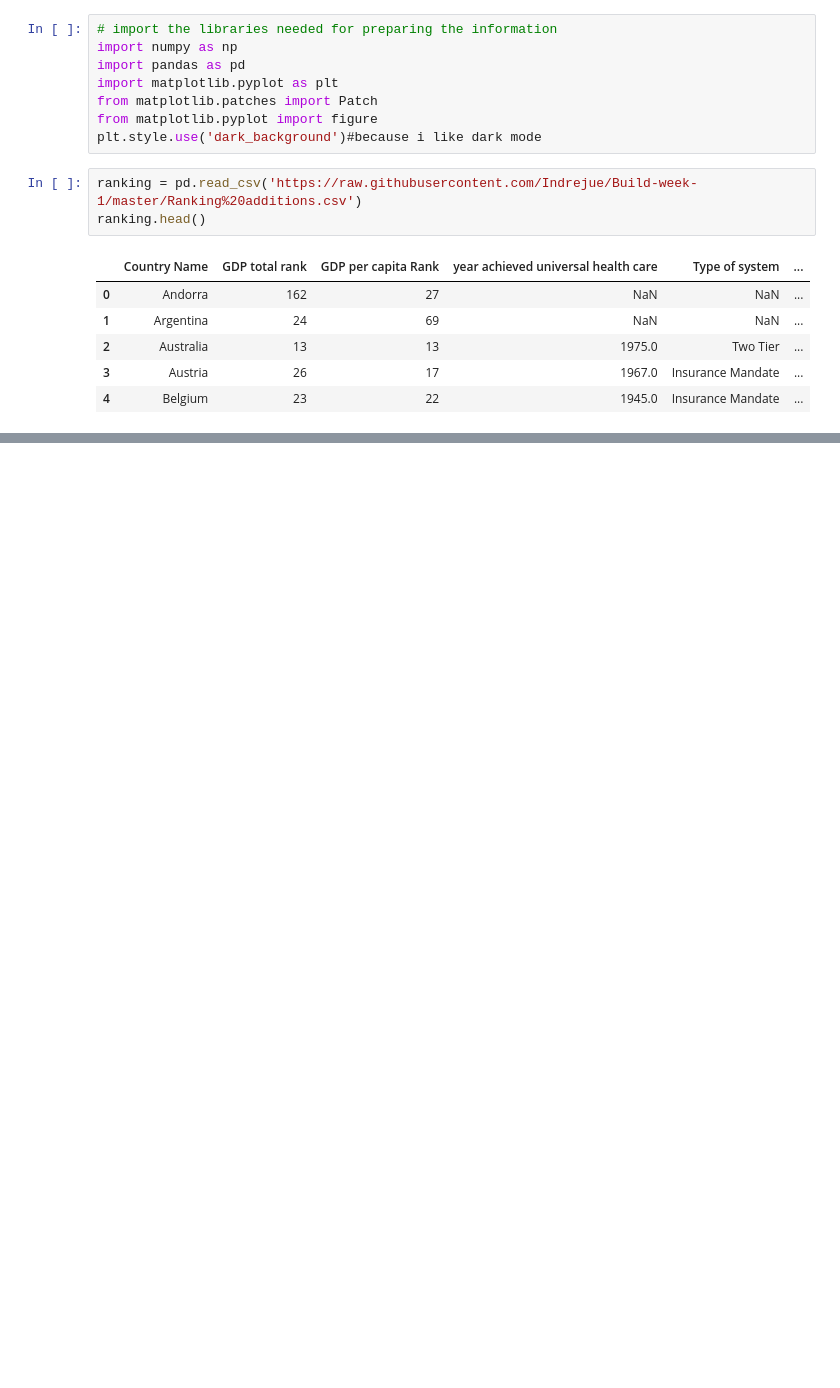
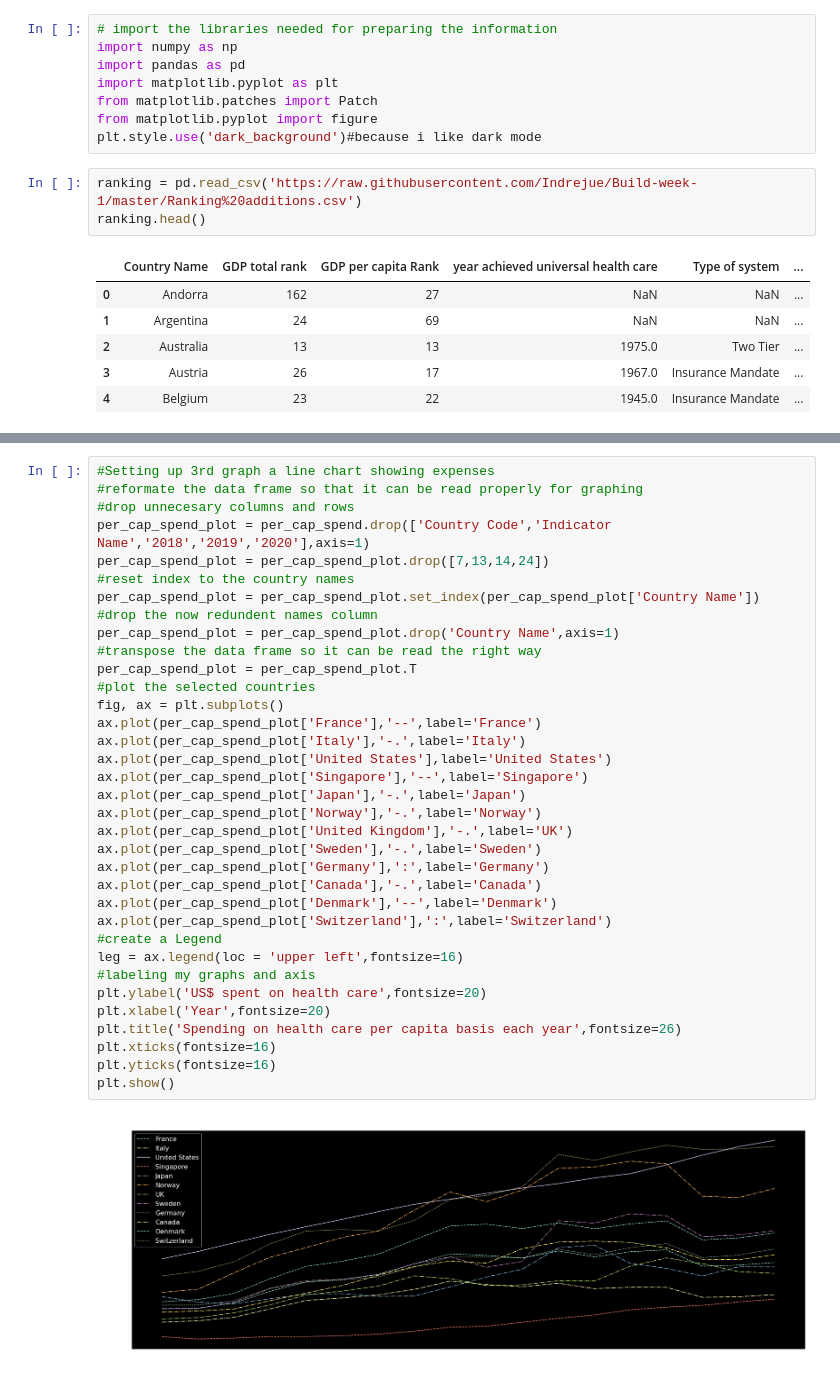
Before and after one commit to Indrejue/Build-week-1, a Jupyter notebook: Healthcare_build_week.ipynb, the cells around one changed output, grey strips where cells are left out. Cells and saved outputs as stored; diff of their text form; blank space fills up the shorter version.

```diff
--- a/Healthcare_build_week.ipynb
+++ b/Healthcare_build_week.ipynb
@@ -91,0 +185,37 @@ plt.show()
+# %%
+#Setting up 3rd graph a line chart showing expenses
+#reformate the data frame so that it can be read properly for graphing
+#drop unnecesary columns and rows
+per_cap_spend_plot = per_cap_spend.drop(['Country Code','Indicator Name','2018','2019','2020'],axis=1)
+per_cap_spend_plot = per_cap_spend_plot.drop([7,13,14,24])
+#reset index to the country names
+per_cap_spend_plot = per_cap_spend_plot.set_index(per_cap_spend_plot['Country Name'])
+#drop the now redundent names column
+per_cap_spend_plot = per_cap_spend_plot.drop('Country Name',axis=1)
+#transpose the data frame so it can be read the right way
+per_cap_spend_plot = per_cap_spend_plot.T
+#plot the selected countries
+fig, ax = plt.subplots()
+ax.plot(per_cap_spend_plot['France'],'--',label='France')
+ax.plot(per_cap_spend_plot['Italy'],'-.',label='Italy')
+ax.plot(per_cap_spend_plot['United States'],label='United States')
+ax.plot(per_cap_spend_plot['Singapore'],'--',label='Singapore')
+ax.plot(per_cap_spend_plot['Japan'],'-.',label='Japan')
+ax.plot(per_cap_spend_plot['Norway'],'-.',label='Norway')
+ax.plot(per_cap_spend_plot['United Kingdom'],'-.',label='UK')
+ax.plot(per_cap_spend_plot['Sweden'],'-.',label='Sweden')
+ax.plot(per_cap_spend_plot['Germany'],':',label='Germany')
+ax.plot(per_cap_spend_plot['Canada'],'-.',label='Canada')
+ax.plot(per_cap_spend_plot['Denmark'],'--',label='Denmark')
+ax.plot(per_cap_spend_plot['Switzerland'],':',label='Switzerland')
+#create a Legend
+leg = ax.legend(loc = 'upper left',fontsize=16)
+#labeling my graphs and axis
+plt.ylabel('US$ spent on health care',fontsize=20)
+plt.xlabel('Year',fontsize=20)
+plt.title('Spending on health care per capita basis each year',fontsize=26)
+plt.xticks(fontsize=16)
+plt.yticks(fontsize=16)
+plt.show()
+# %% [output]
+[figure, added]
```
Also changed, not shown: parts of 5 cells of this notebook.
